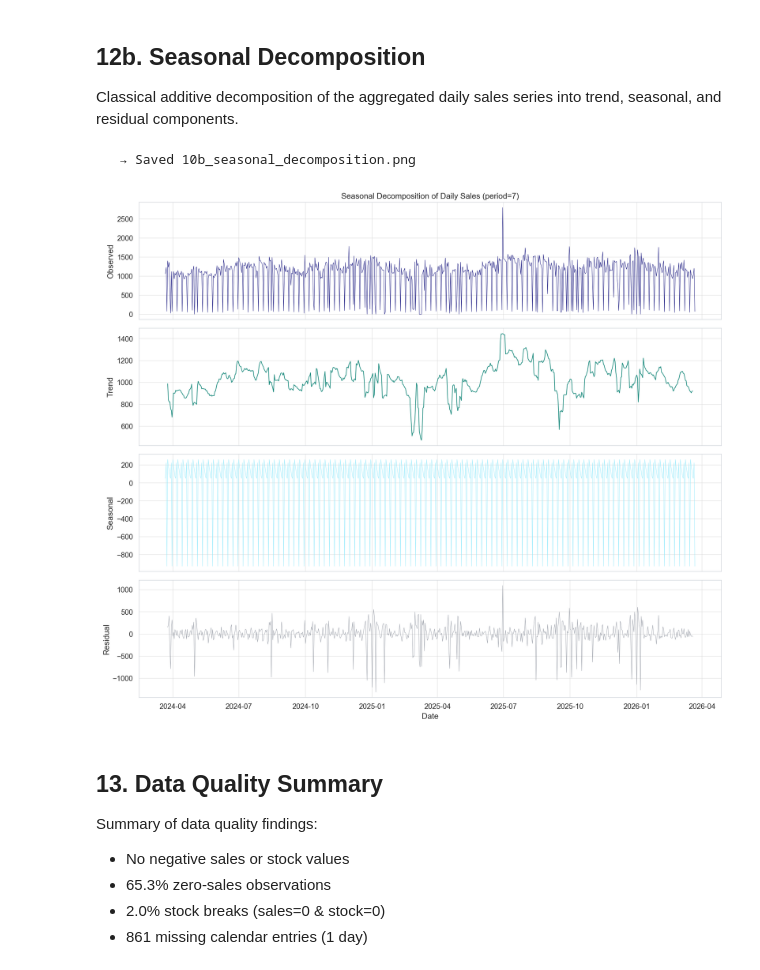
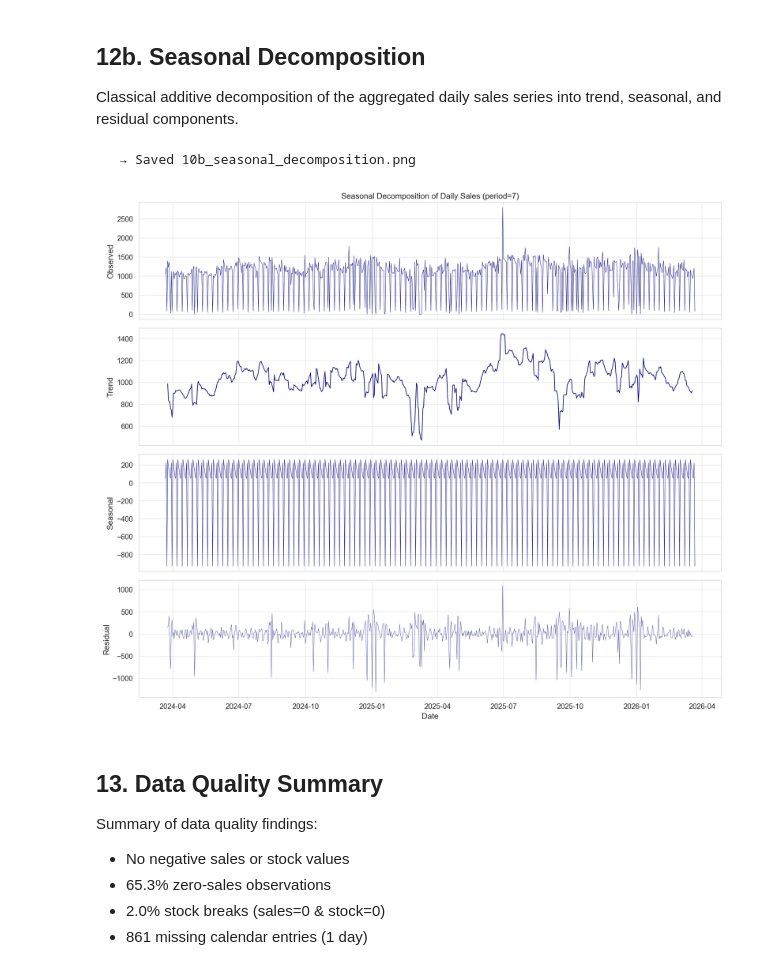
Before and after one commit to onamasserra/tfm-demand-forecasting, a Jupyter notebook: TFM_Ona_Code/01_eda.ipynb, the cells around one changed output. Saved outputs shown, nothing was run; the diff lists cells and outputs as text; code cells hidden in the pictures.

```diff
--- a/TFM_Ona_Code/01_eda.ipynb
+++ b/TFM_Ona_Code/01_eda.ipynb
@@ -354,28 +354,28 @@ Classical additive decomposition of the aggregated daily sales series into trend
 # %%
 from statsmodels.tsa.seasonal import seasonal_decompose
 
 # Aggregate daily total sales
 daily_total = df.groupby('fecha')['udsVenta'].sum().sort_index()
 
 # Decompose with weekly period (7 days)
 decomp = seasonal_decompose(daily_total, model='additive', period=7)
 
 fig, axes = plt.subplots(4, 1, figsize=(14, 12), sharex=True)
 axes[0].plot(decomp.observed, color=PRIMARY, linewidth=0.5)
 axes[0].set_ylabel('Observed')
 axes[0].set_title('Seasonal Decomposition of Daily Sales (period=7)')
-axes[1].plot(decomp.trend, color=ACCENT, linewidth=1)
+axes[1].plot(decomp.trend, color=PRIMARY, linewidth=1)
 axes[1].set_ylabel('Trend')
-axes[2].plot(decomp.seasonal, color=SECONDARY, linewidth=0.5)
+axes[2].plot(decomp.seasonal, color=PRIMARY, linewidth=0.5)
 axes[2].set_ylabel('Seasonal')
-axes[3].plot(decomp.resid, color=NEUTRAL, linewidth=0.5, alpha=0.7)
+axes[3].plot(decomp.resid, color=PRIMARY, linewidth=0.5, alpha=0.7)
 axes[3].set_ylabel('Residual')
 axes[3].set_xlabel('Date')
 save_fig_nb('10b_seasonal_decomposition')
 plt.show()
 # %% [output]
    → Saved 10b_seasonal_decomposition.png
-[figure, old version]
+[figure, new version]
 # %% [markdown]
 ## 13. Data Quality Summary
 
```
Also changed, not shown: 7 other files.
